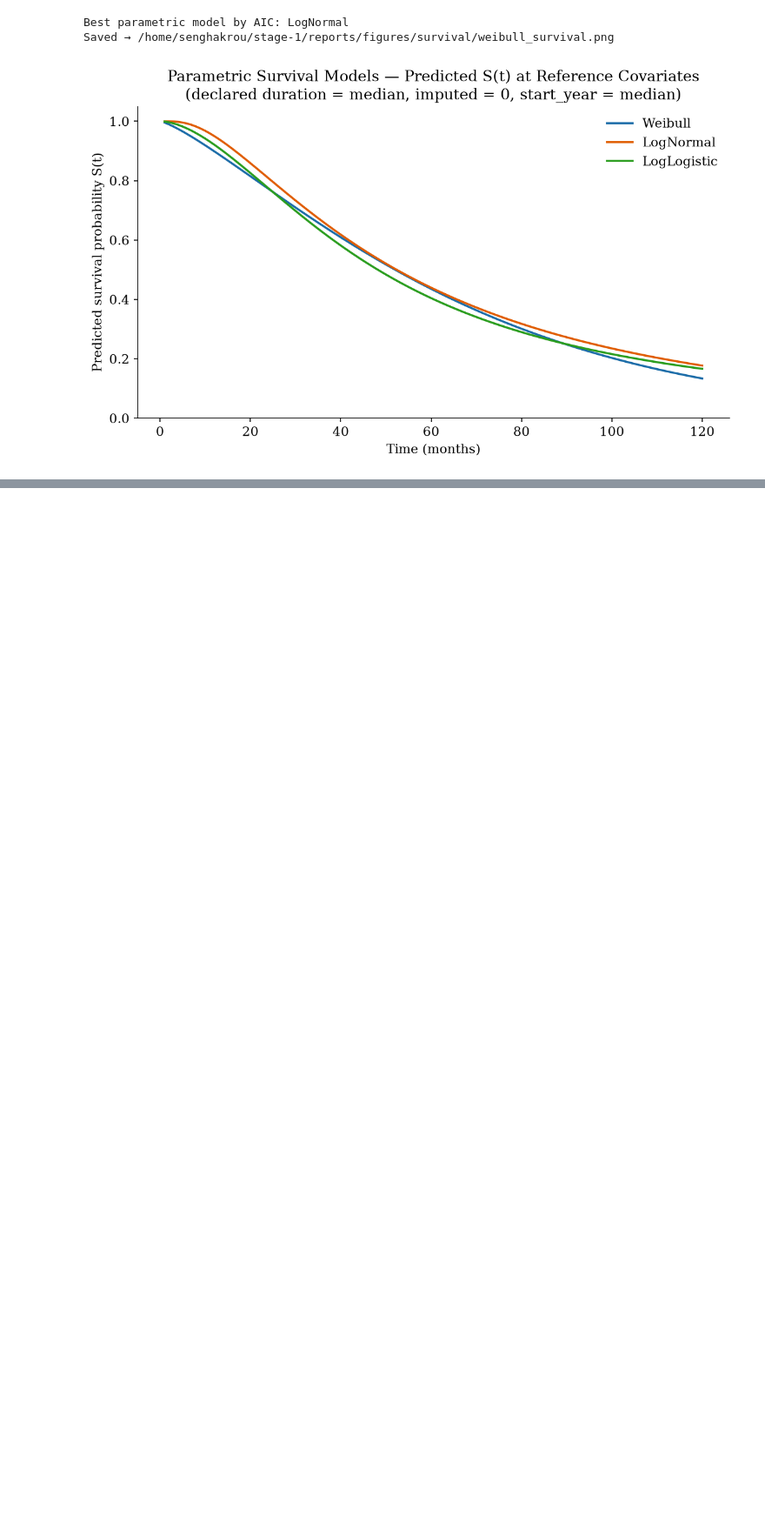
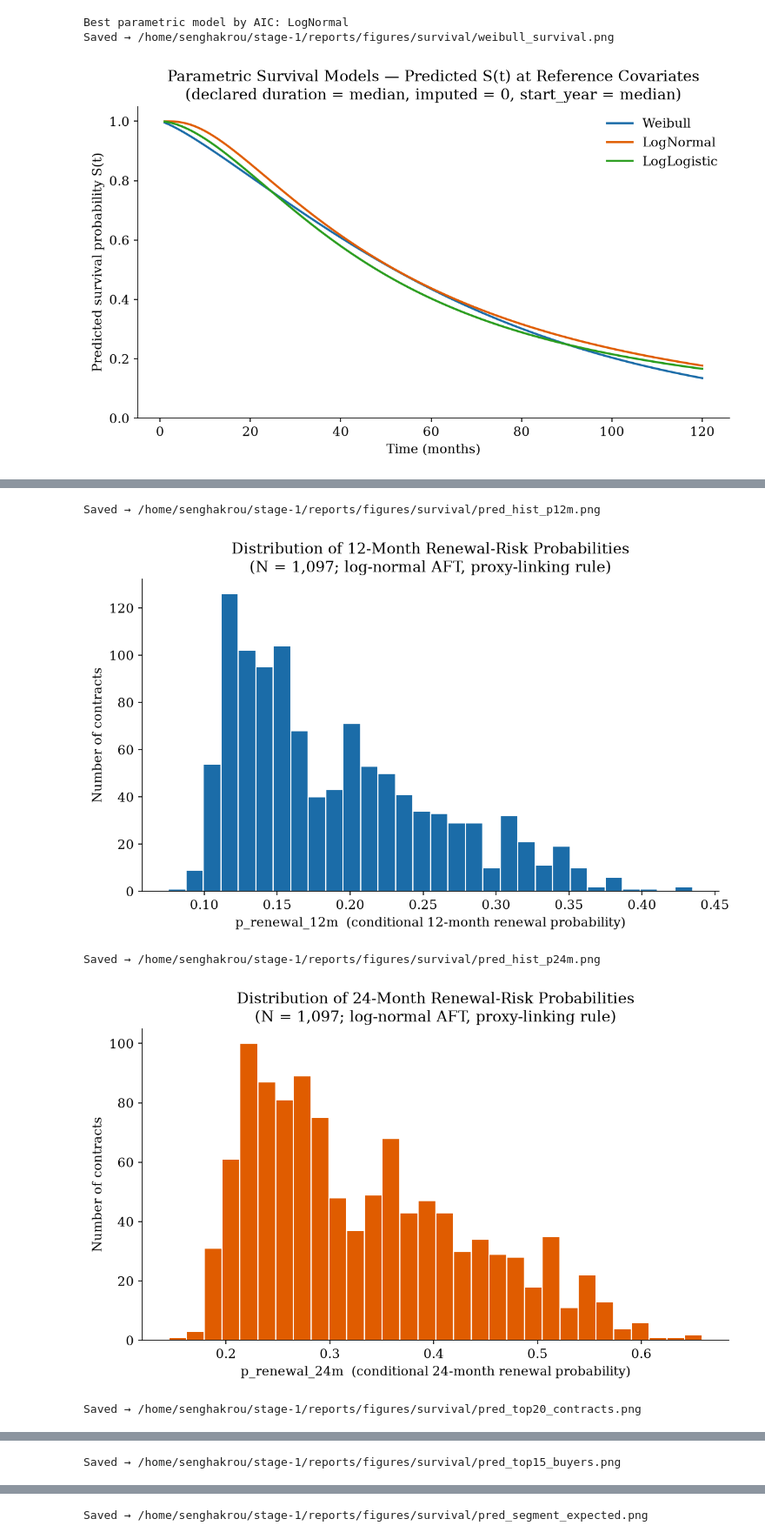
Before and after one commit to ROUSenghak/stage, a Jupyter notebook: notebooks/02_survival_modeling_boamp.ipynb, the cells around one changed output, grey strips where cells are left out. Shown at 87% size. Saved outputs shown, nothing was run; the diff lists cells and outputs as text; code cells hidden in the pictures; blank space fills up the shorter version.

```diff
--- a/notebooks/02_survival_modeling_boamp.ipynb
+++ b/notebooks/02_survival_modeling_boamp.ipynb
@@ -1104,0 +1300,55 @@ Saved → top20_renewal_risk.csv
+# %%
+# ── 15.5 Visualisations (same academic style as the report figures) ──────────
+# 1) Histogram of p_renewal_12m
+fig, ax = plt.subplots(figsize=(8, 5))
+ax.hist(pred_df['p_renewal_12m'], bins=30, color=PALETTE[0], edgecolor='white')
+ax.set_xlabel("p_renewal_12m  (conditional 12-month renewal probability)")
+ax.set_ylabel("Number of contracts")
+ax.set_title("Distribution of 12-Month Renewal-Risk Probabilities\n"
+             f"(N = {len(pred_df):,}; log-normal AFT, proxy-linking rule)")
+plt.tight_layout(); save_fig("pred_hist_p12m.png"); plt.show()
+
+# 2) Histogram of p_renewal_24m
+fig, ax = plt.subplots(figsize=(8, 5))
+ax.hist(pred_df['p_renewal_24m'], bins=30, color=PALETTE[1], edgecolor='white')
+ax.set_xlabel("p_renewal_24m  (conditional 24-month renewal probability)")
+ax.set_ylabel("Number of contracts")
+ax.set_title("Distribution of 24-Month Renewal-Risk Probabilities\n"
+             f"(N = {len(pred_df):,}; log-normal AFT, proxy-linking rule)")
+plt.tight_layout(); save_fig("pred_hist_p24m.png"); plt.show()
+
+# 3) Top-20 contracts by p_renewal_12m
+top20c = pred_df.sort_values('p_renewal_12m', ascending=False).head(20)
+fig, ax = plt.subplots(figsize=(8, 7))
+ax.barh(top20c['contract_id'][::-1], top20c['p_renewal_12m'][::-1], color=PALETTE[0])
+ax.set_xlabel("p_renewal_12m")
+ax.set_title("Top 20 Contracts by 12-Month Renewal-Risk Probability")
+ax.tick_params(axis='y', labelsize=7)
+plt.tight_layout(); save_fig("pred_top20_contracts.png"); plt.show()
+
+# 4) Top-15 buyers by expected_renewals_12m
+top15b = buyer_rank.head(15)
+fig, ax = plt.subplots(figsize=(8, 7))
+ax.barh(top15b['buyer_key'][::-1], top15b['expected_renewals_12m'][::-1], color=PALETTE[2])
+ax.set_xlabel("Expected identifiable renewals in 12 months  (Σ p_renewal_12m)")
+ax.set_title("Top 15 Buyers by Expected 12-Month Renewal Volume")
+ax.tick_params(axis='y', labelsize=7)
+plt.tight_layout(); save_fig("pred_top15_buyers.png"); plt.show()
+
+# 5) Segment expected renewals — 12 vs 24 months (grouped bars)
+seg = segment_rank.sort_values('expected_renewals_12m', ascending=True)
+ypos = np.arange(len(seg)); bh = 0.40
+fig, ax = plt.subplots(figsize=(8, 6))
+ax.barh(ypos + bh/2, seg['expected_renewals_12m'], height=bh, color=PALETTE[0], label='12 months')
+ax.barh(ypos - bh/2, seg['expected_renewals_24m'], height=bh, color=PALETTE[1], label='24 months')
+ax.set_yticks(ypos); ax.set_yticklabels(seg['category_label'], fontsize=8)
+ax.set_xlabel("Expected identifiable renewals (Σ p)")
+ax.set_title("Expected Renewal Volume by Service Segment (12 vs 24 months)")
+ax.legend()
+plt.tight_layout(); save_fig("pred_segment_expected.png"); plt.show()
+# %% [output]
+Saved → /home/senghakrou/stage-1/reports/figures/survival/pred_hist_p12m.png
+[figure, added]
+Saved → /home/senghakrou/stage-1/reports/figures/survival/pred_hist_p24m.png
+[figure, added]
+Saved → /home/senghakrou/stage-1/reports/figures/survival/pred_top20_contracts.png
@@ -1104,0 +1356 @@ Saved → top20_renewal_risk.csv
+Saved → /home/senghakrou/stage-1/reports/figures/survival/pred_top15_buyers.png
@@ -1104,0 +1358 @@ Saved → top20_renewal_risk.csv
+Saved → /home/senghakrou/stage-1/reports/figures/survival/pred_segment_expected.png
```
Also changed, not shown: parts of 27 cells of this notebook, 47 other files.
